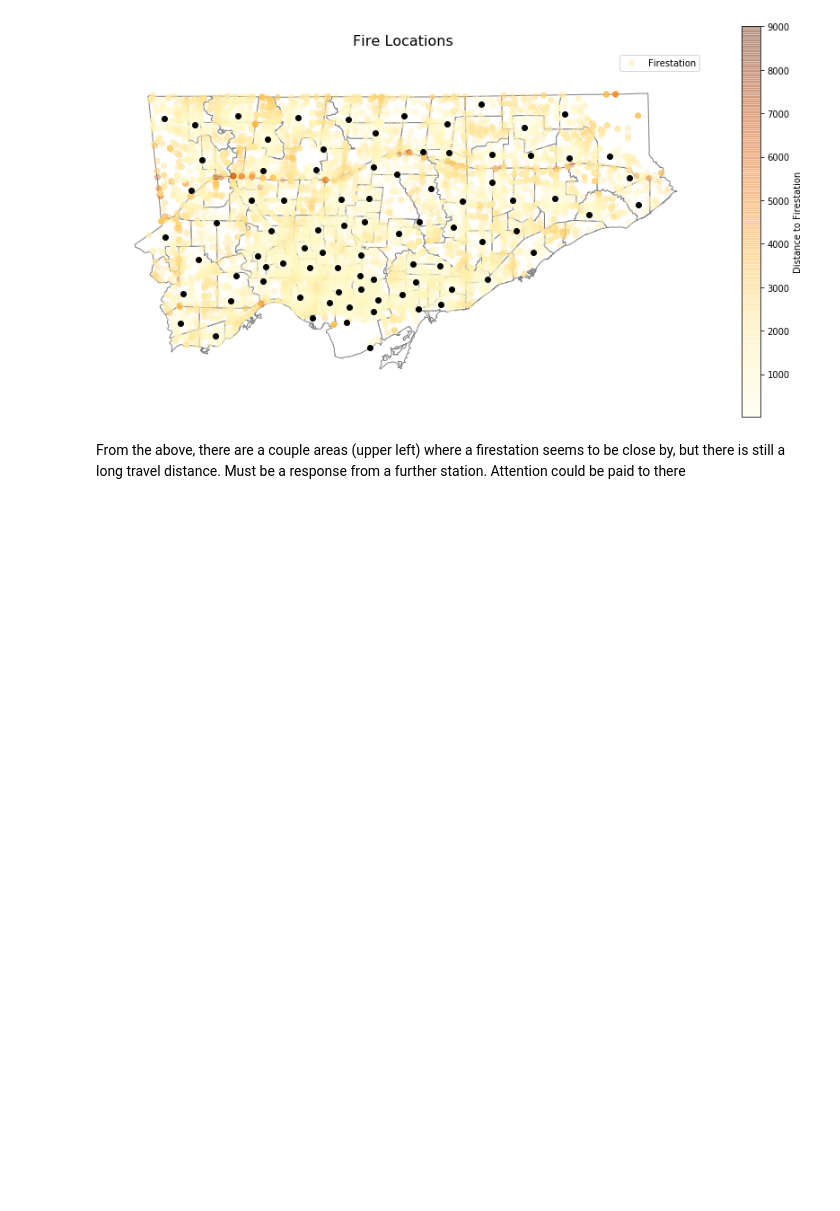
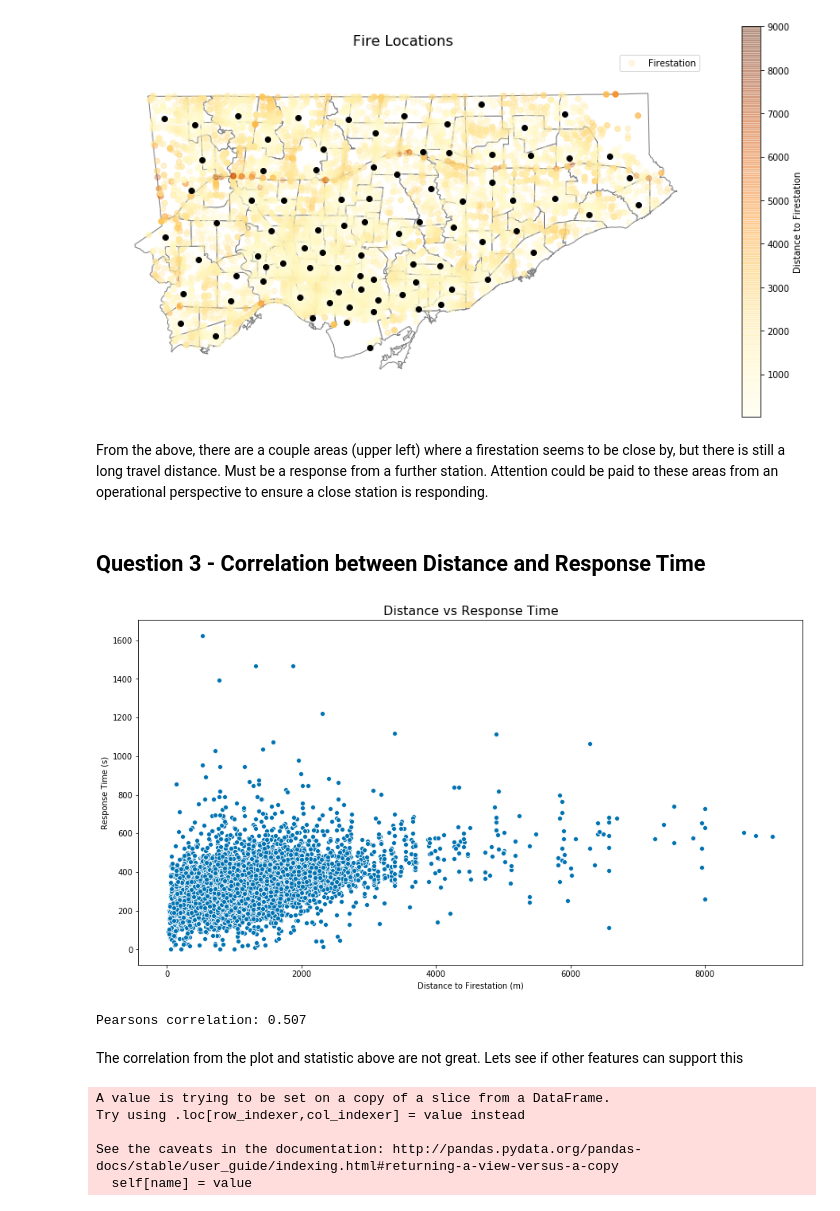
Before and after one commit to mparravani/Toronto_FireIncidents, a Jupyter notebook: Toronto Fire Analysis.ipynb, the cells around one changed output. Saved outputs shown, nothing was run; the diff lists cells and outputs as text; code cells hidden in the pictures; blank space fills up the shorter version.

Commit message:
added modeling for TFS Arrival Time

```diff
--- a/Toronto Fire Analysis.ipynb
+++ b/Toronto Fire Analysis.ipynb
@@ -396,4 +395,43 @@ plt.show()
 # %% [output]
 [figure]
 # %% [markdown]
-From the above, there are a couple areas (upper left) where a firestation seems to be close by, but there is still a long travel distance. Must be a response from a further station. Attention could be paid to there
+From the above, there are a couple areas (upper left) where a firestation seems to be close by, but there is still a long travel distance. Must be a response from a further station. Attention could be paid to these areas from an operational perspective to ensure a close station is responding.
+# %% [markdown]
+## Question 3 - Correlation between Distance and Response Time
+# %%
+#Plot scatter of Distance vs Response Time
+fig, ax = plt.subplots()
+fig.set_size_inches(15, 8)
+
+
+sns.scatterplot(x="distance_to_fs", y="TFS_Response_Time",
+               data=fire_gdf.loc[(fire_gdf.distance_to_fs<35000)&(fire_gdf.TFS_Response_Time<40000)])
+
+plt.title('Distance vs Response Time', fontsize = 16)
+plt.xlabel('Distance to Firestation (m)')
+plt.ylabel('Response Time (s)')
+
+plt.show()
+# %% [output]
+[figure, added]
+# %%
+from scipy.stats import pearsonr
+
+#remove outliers
+fire_gdf_noout = fire_gdf.loc[(fire_gdf.distance_to_fs<35000)&(fire_gdf.TFS_Response_Time<40000)]
+
+# calculate Pearson's correlation
+corr = pearsonr(fire_gdf_noout.distance_to_fs, tmp.TFS_Response_Time)[0]
+print('Pearsons correlation: %.3f' % corr)
+# %% [output]
+Pearsons correlation: 0.507
+# %% [markdown]
+The correlation from the plot and statistic above are not great. Lets see if other features can support this
+# %%
+fire_gdf_noout.Incident_Ward = fire_gdf_noout.loc[Incident_Ward].apply(lambda x: str(round(x)))
+# %% [output]
+A value is trying to be set on a copy of a slice from a DataFrame.
+Try using .loc[row_indexer,col_indexer] = value instead
+
+See the caveats in the documentation: http://pandas.pydata.org/pandas-docs/stable/user_guide/indexing.html#returning-a-view-versus-a-copy
+  self[name] = value
```
Also changed, not shown: parts of 9 cells of this notebook.
